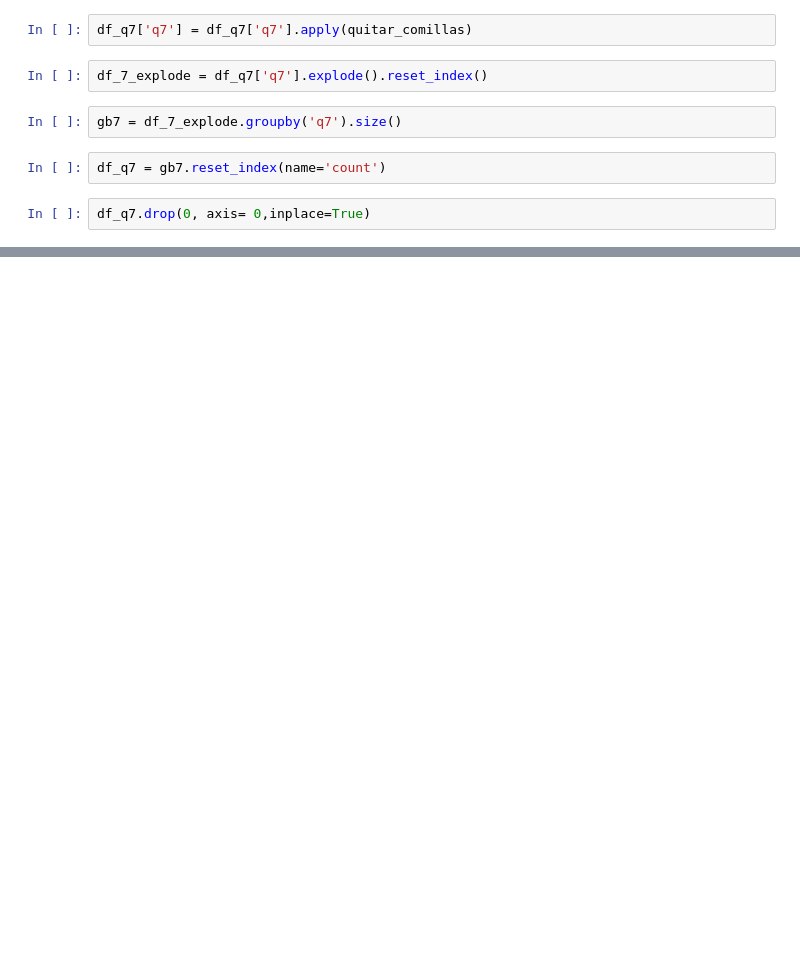
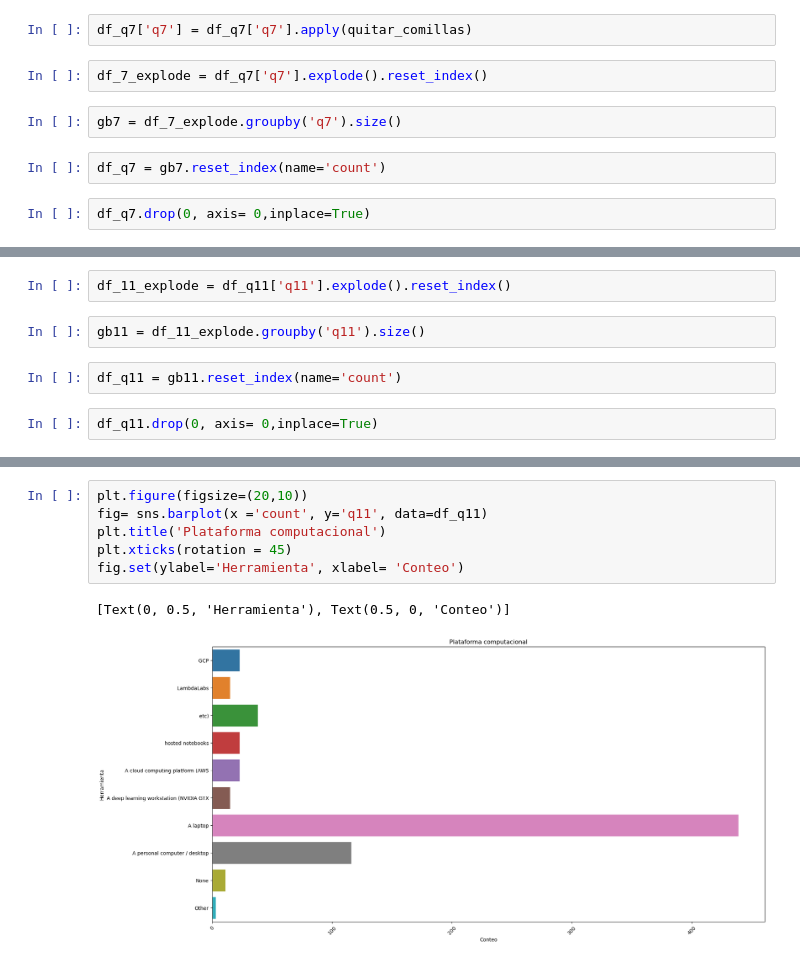
Before and after one commit to Adalab/project-DA-promo-b-modulo-2-team-2, a Jupyter notebook: HU3_visualización_herramientas.ipynb, the cells around one changed output, grey strips where cells are left out. Cells and saved outputs as stored; diff of their text form; blank space fills up the shorter version.

```diff
--- a/HU3_visualización_herramientas.ipynb
+++ b/HU3_visualización_herramientas.ipynb
@@ -1019,0 +1094,8 @@ df_q7.drop(0, axis= 0,inplace=True)
+# %%
+df_11_explode = df_q11['q11'].explode().reset_index()
+# %%
+gb11 = df_11_explode.groupby('q11').size()
+# %%
+df_q11 = gb11.reset_index(name='count')
+# %%
+df_q11.drop(0, axis= 0,inplace=True)
@@ -1026,0 +1136,9 @@ plt.xticks(rotation = 45);
+# %%
+plt.figure(figsize=(20,10))
+fig= sns.barplot(x ='count', y='q11', data=df_q11)
+plt.title('Plataforma computacional')
+plt.xticks(rotation = 45)
+fig.set(ylabel='Herramienta', xlabel= 'Conteo')
+# %% [output]
+[Text(0, 0.5, 'Herramienta'), Text(0.5, 0, 'Conteo')]
+[figure, added]
```
Also changed, not shown: parts of 89 cells of this notebook, 3 other files.
